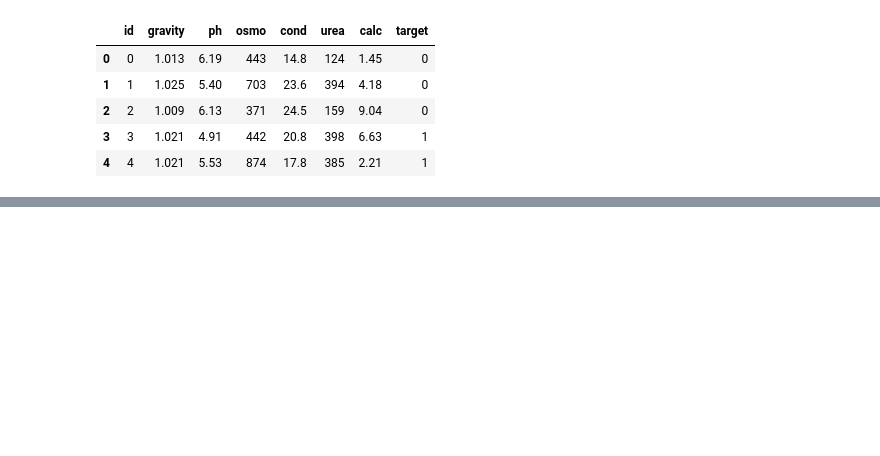
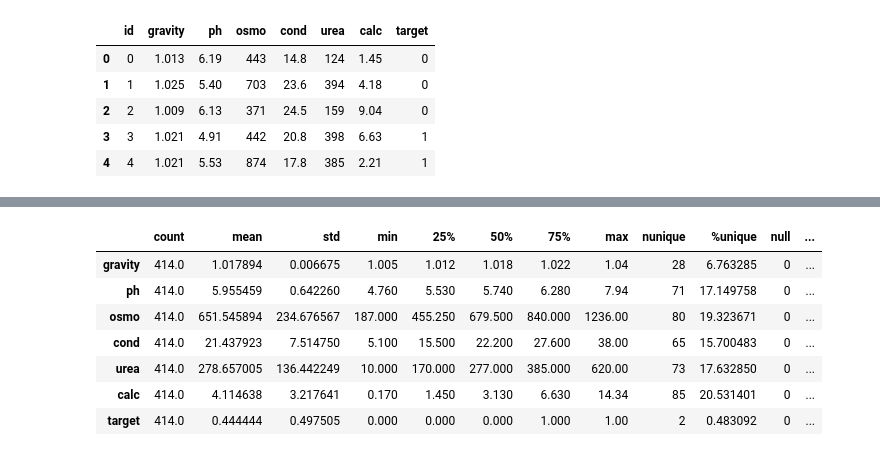
Before and after one commit to reese-quinto/DATA3402.Spring23, a Jupyter notebook: Kaggle/KC_sandbox01.ipynb, the cells around one changed output, grey strips where cells are left out. Saved outputs shown, nothing was run; the diff lists cells and outputs as text; code cells hidden in the pictures; blank space fills up the shorter version.

```diff
--- a/Kaggle/KC_sandbox01.ipynb
+++ b/Kaggle/KC_sandbox01.ipynb
@@ -186,0 +96,16 @@ array([[<Axes: xlabel='gravity', ylabel='gravity'>,
+# %%
+desc = train.describe().T
+desc['nunique'] = train.nunique()
+desc['%unique'] = desc['nunique'] / len(train) * 100
+desc['null'] = train.isna().sum()
+desc['type'] = train.dtypes
+desc
+# %% [output]
+|  | count | mean | std | min | 25% | 50% | 75% | max | nunique | %unique | null | ... |
+| gravity | 414.0 | 1.017894 | 0.006675 | 1.005 | 1.012 | 1.018 | 1.022 | 1.04 | 28 | 6.763285 | 0 | ... |
+| ph | 414.0 | 5.955459 | 0.642260 | 4.760 | 5.530 | 5.740 | 6.280 | 7.94 | 71 | 17.149758 | 0 | ... |
+| osmo | 414.0 | 651.545894 | 234.676567 | 187.000 | 455.250 | 679.500 | 840.000 | 1236.00 | 80 | 19.323671 | 0 | ... |
+| cond | 414.0 | 21.437923 | 7.514750 | 5.100 | 15.500 | 22.200 | 27.600 | 38.00 | 65 | 15.700483 | 0 | ... |
+| urea | 414.0 | 278.657005 | 136.442249 | 10.000 | 170.000 | 277.000 | 385.000 | 620.00 | 73 | 17.632850 | 0 | ... |
+| calc | 414.0 | 4.114638 | 3.217641 | 0.170 | 1.450 | 3.130 | 6.630 | 14.34 | 85 | 20.531401 | 0 | ... |
+| target | 414.0 | 0.444444 | 0.497505 | 0.000 | 0.000 | 0.000 | 1.000 | 1.00 | 2 | 0.483092 | 0 | ... |
```
Also changed, not shown: parts of 17 cells of this notebook.
